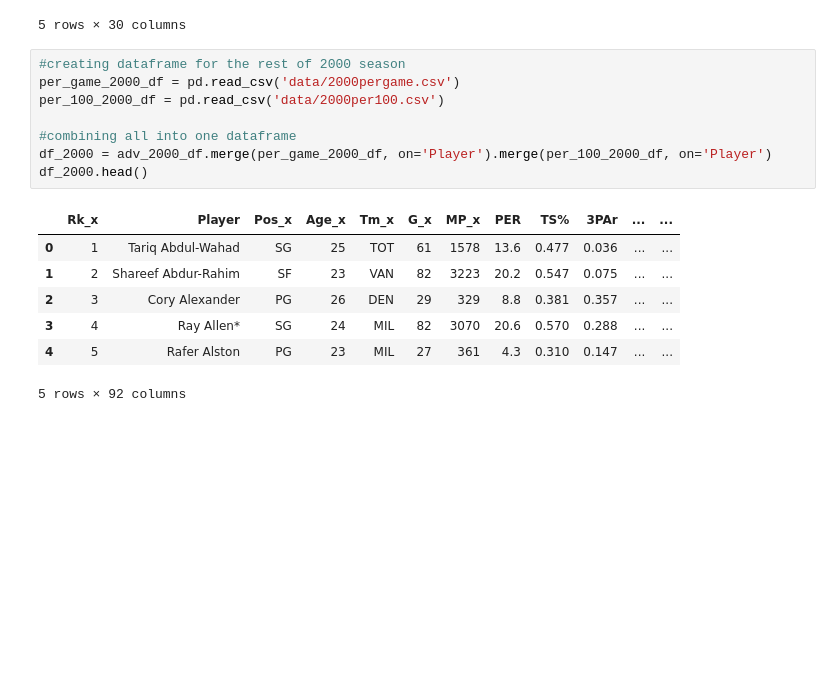
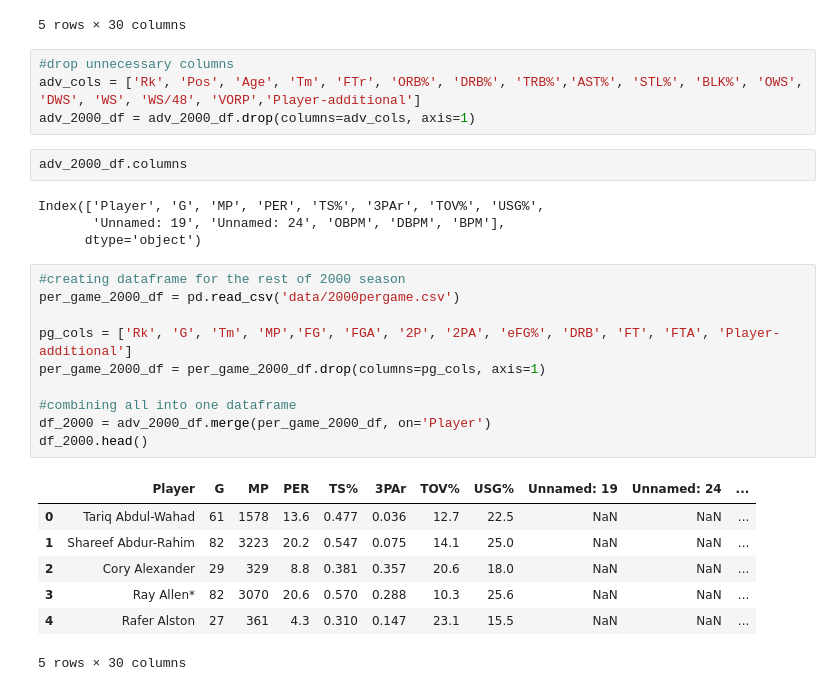
Before and after one commit to dtong136/nba-positions-project, a Jupyter notebook: NBApositionsEDA.ipynb, the cells around one changed output. Saved outputs shown, nothing was run; the diff lists cells and outputs as text; blank space fills up the shorter version.

```diff
--- a/NBApositionsEDA.ipynb
+++ b/NBApositionsEDA.ipynb
@@ -15,19 +15,31 @@ adv_2000_df.head()
 | 3 | 4 | Ray Allen* | SG | 24 | MIL | 82 | 3070 | 20.6 | 0.570 | 0.288 | ... | ... |
 | 4 | 5 | Rafer Alston | PG | 23 | MIL | 27 | 361 | 4.3 | 0.310 | 0.147 | ... | ... |
 5 rows × 30 columns
+# %%
+#drop unnecessary columns
+adv_cols = ['Rk', 'Pos', 'Age', 'Tm', 'FTr', 'ORB%', 'DRB%', 'TRB%','AST%', 'STL%', 'BLK%', 'OWS', 'DWS', 'WS', 'WS/48', 'VORP','Player-additional']
+adv_2000_df = adv_2000_df.drop(columns=adv_cols, axis=1)
+# %%
+adv_2000_df.columns
+# %% [output]
+Index(['Player', 'G', 'MP', 'PER', 'TS%', '3PAr', 'TOV%', 'USG%',
+       'Unnamed: 19', 'Unnamed: 24', 'OBPM', 'DBPM', 'BPM'],
+      dtype='object')
 # %%
 #creating dataframe for the rest of 2000 season
 per_game_2000_df = pd.read_csv('data/2000pergame.csv')
-per_100_2000_df = pd.read_csv('data/2000per100.csv')
+
+pg_cols = ['Rk', 'G', 'Tm', 'MP','FG', 'FGA', '2P', '2PA', 'eFG%', 'DRB', 'FT', 'FTA', 'Player-additional']
+per_game_2000_df = per_game_2000_df.drop(columns=pg_cols, axis=1)
 
 #combining all into one dataframe
-df_2000 = adv_2000_df.merge(per_game_2000_df, on='Player').merge(per_100_2000_df, on='Player')
+df_2000 = adv_2000_df.merge(per_game_2000_df, on='Player')
 df_2000.head()
 # %% [output]
-|  | Rk_x | Player | Pos_x | Age_x | Tm_x | G_x | MP_x | PER | TS% | 3PAr | ... | ... |
-| 0 | 1 | Tariq Abdul-Wahad | SG | 25 | TOT | 61 | 1578 | 13.6 | 0.477 | 0.036 | ... | ... |
-| 1 | 2 | Shareef Abdur-Rahim | SF | 23 | VAN | 82 | 3223 | 20.2 | 0.547 | 0.075 | ... | ... |
-| 2 | 3 | Cory Alexander | PG | 26 | DEN | 29 | 329 | 8.8 | 0.381 | 0.357 | ... | ... |
-| 3 | 4 | Ray Allen* | SG | 24 | MIL | 82 | 3070 | 20.6 | 0.570 | 0.288 | ... | ... |
-| 4 | 5 | Rafer Alston | PG | 23 | MIL | 27 | 361 | 4.3 | 0.310 | 0.147 | ... | ... |
+|  | Player | G | MP | PER | TS% | 3PAr | TOV% | USG% | Unnamed: 19 | Unnamed: 24 | ... |
+| 0 | Tariq Abdul-Wahad | 61 | 1578 | 13.6 | 0.477 | 0.036 | 12.7 | 22.5 | NaN | NaN | ... |
+| 1 | Shareef Abdur-Rahim | 82 | 3223 | 20.2 | 0.547 | 0.075 | 14.1 | 25.0 | NaN | NaN | ... |
+| 2 | Cory Alexander | 29 | 329 | 8.8 | 0.381 | 0.357 | 20.6 | 18.0 | NaN | NaN | ... |
+| 3 | Ray Allen* | 82 | 3070 | 20.6 | 0.570 | 0.288 | 10.3 | 25.6 | NaN | NaN | ... |
+| 4 | Rafer Alston | 27 | 361 | 4.3 | 0.310 | 0.147 | 23.1 | 15.5 | NaN | NaN | ... |
-5 rows × 92 columns
+5 rows × 30 columns
```
Also changed, not shown: parts of 22 cells of this notebook, 8 other files.
